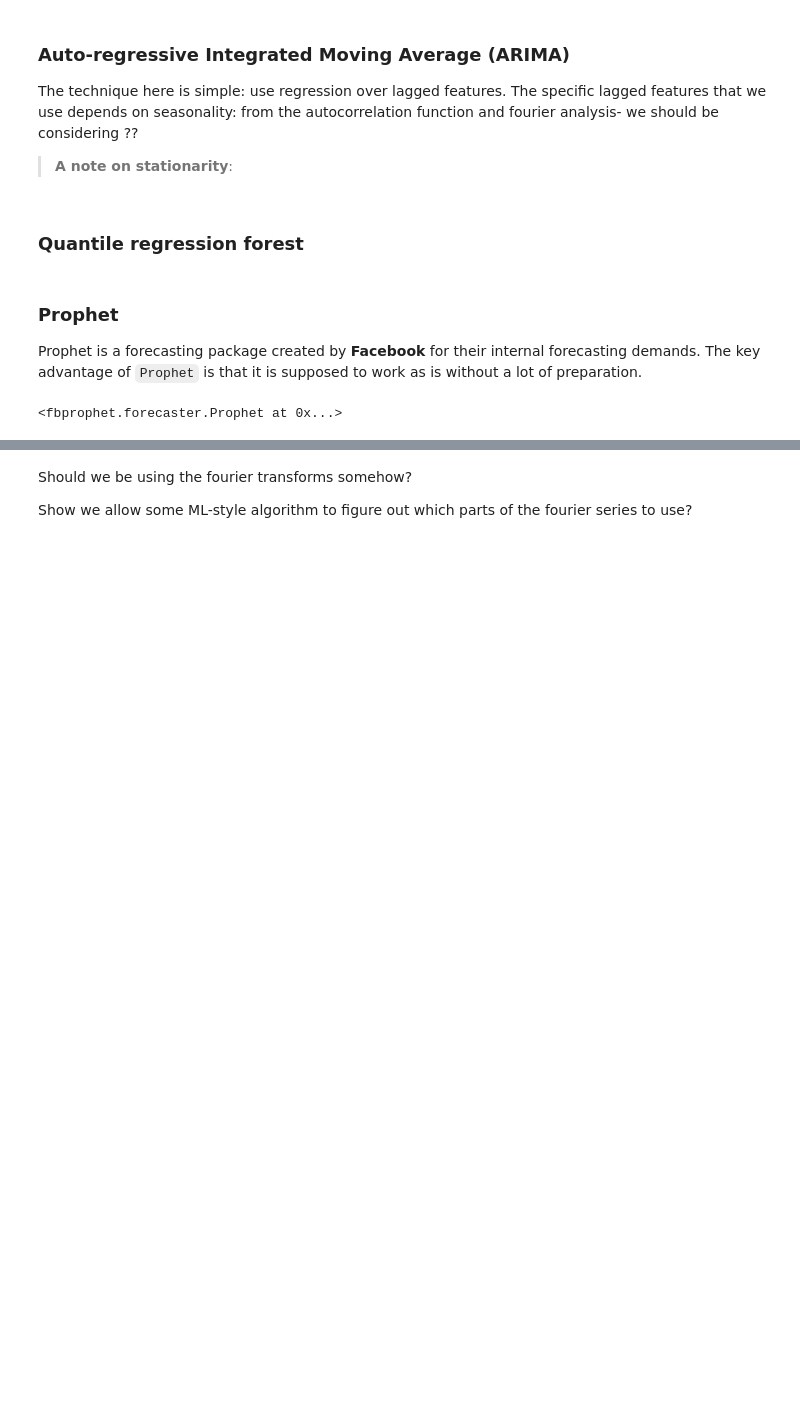
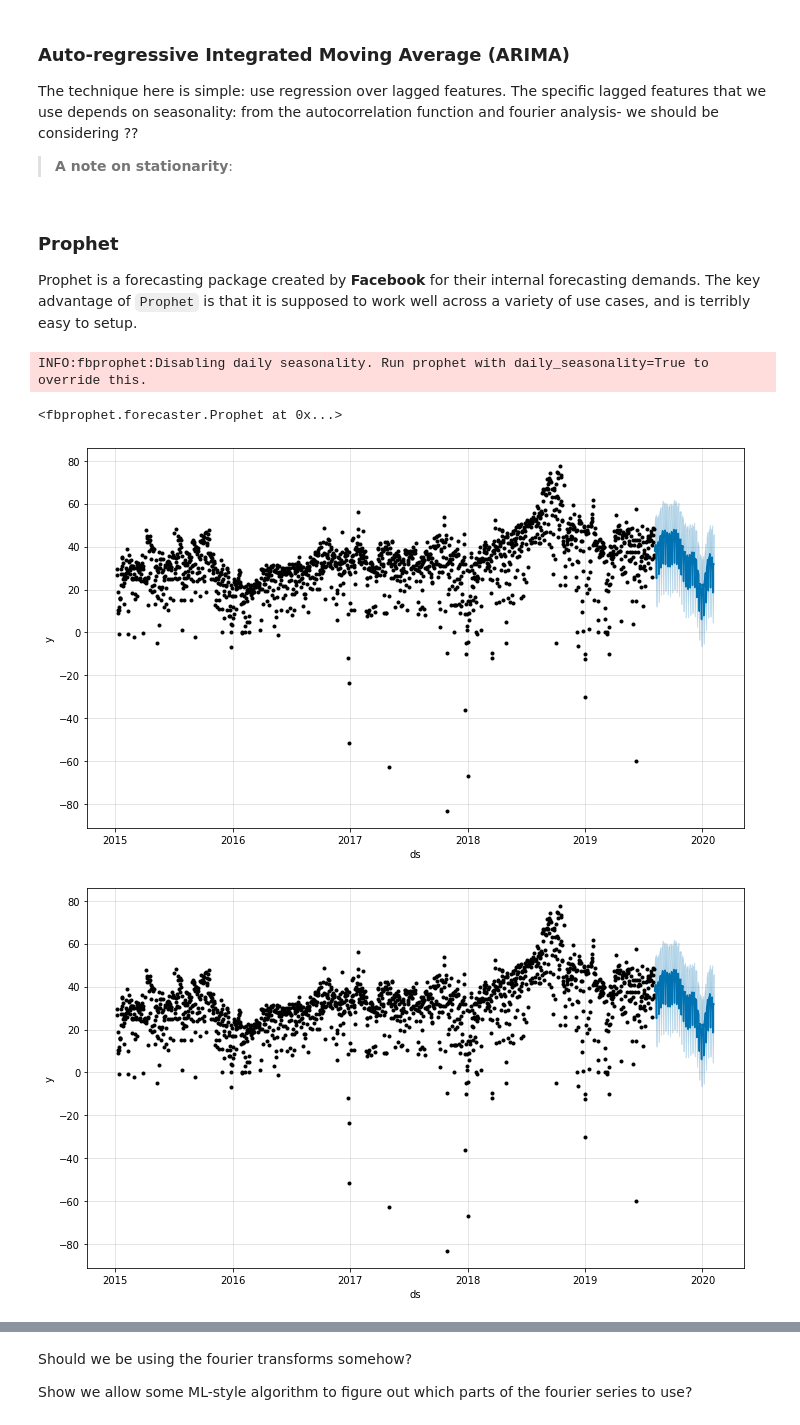
Before and after one commit to sandeshbhatjr/energy-prediction, a Jupyter notebook: energy_predictor.ipynb, the cells around one changed output, grey strips where cells are left out. Saved outputs shown, nothing was run; the diff lists cells and outputs as text; code cells hidden in the pictures; blank space fills up the shorter version.

```diff
--- a/energy_predictor.ipynb
+++ b/energy_predictor.ipynb
@@ -762,20 +818,28 @@ $$s_t = \gamma \frac{y_t}{(l_{t-1} + b_{t-1})} + (1-\gamma)s_{t-m}$$
 The technique here is simple: use regression over lagged features. The specific lagged features that we use depends on seasonality: from the autocorrelation function and fourier analysis- we should be considering ??
 
 > **A note on stationarity**:
-# %% [markdown]
-### Quantile regression forest
 # %% [markdown]
 ### Prophet
 
-Prophet is a forecasting package created by **Facebook** for their internal forecasting demands. The key advantage of `Prophet` is that it is supposed to work as is without a lot of preparation.
+Prophet is a forecasting package created by **Facebook** for their internal forecasting demands. The key advantage of `Prophet` is that it is supposed to work well across a variety of use cases, and is terribly easy to setup.
 # %%
 from fbprophet import Prophet
 
-german_df_for_prophet = german_df[['Day Ahead Price', 'Date']].copy()
+german_df_for_prophet = german_df.loc[german_df['Hour'] == 5, ['Day Ahead Price', 'Date']].copy()
 german_df_for_prophet = german_df_for_prophet.rename(columns={'Day Ahead Price' : 'y', 'Date' : 'ds'})
 german_df_for_prophet['ds'] = german_df_for_prophet.index.to_series()
 
+train_df, val_df = test_train_timesplit(german_df_for_prophet, date_column_name='ds', train_size=0.9, test_size=0.1)
+
 PmodelA = Prophet()
-PmodelA.fit(german_df_for_prophet)
+PmodelA.fit(train_df)
 # %% [output]
-<fbprophet.forecaster.Prophet at 0x...>
+INFO:fbprophet:Disabling daily seasonality. Run prophet with daily_seasonality=True to override this.
+<fbprophet.forecaster.Prophet at 0x...>
+# %%
+forecast = PmodelA.predict(val_df[['ds']])
+# %%
+PmodelA.plot(forecast)
+# %% [output]
+[figure, added]
+[figure, added]
```
Also changed, not shown: parts of 54 cells of this notebook.
